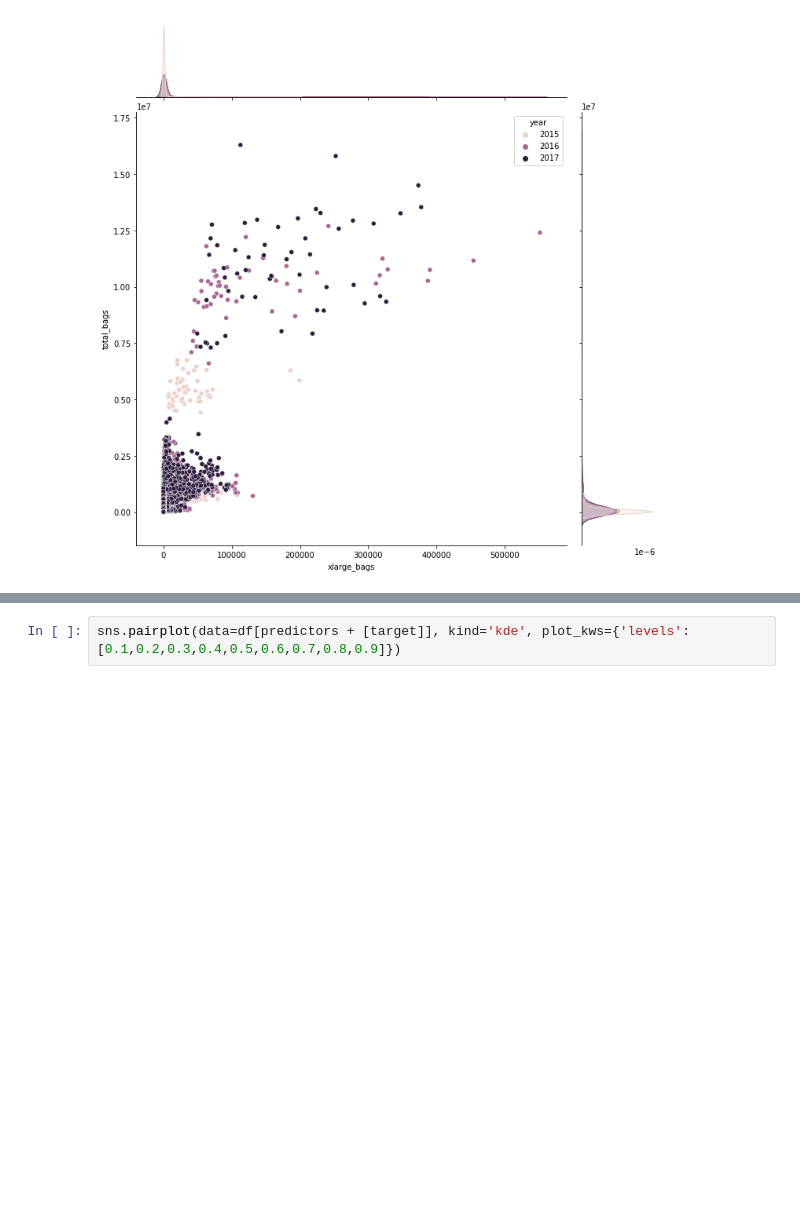
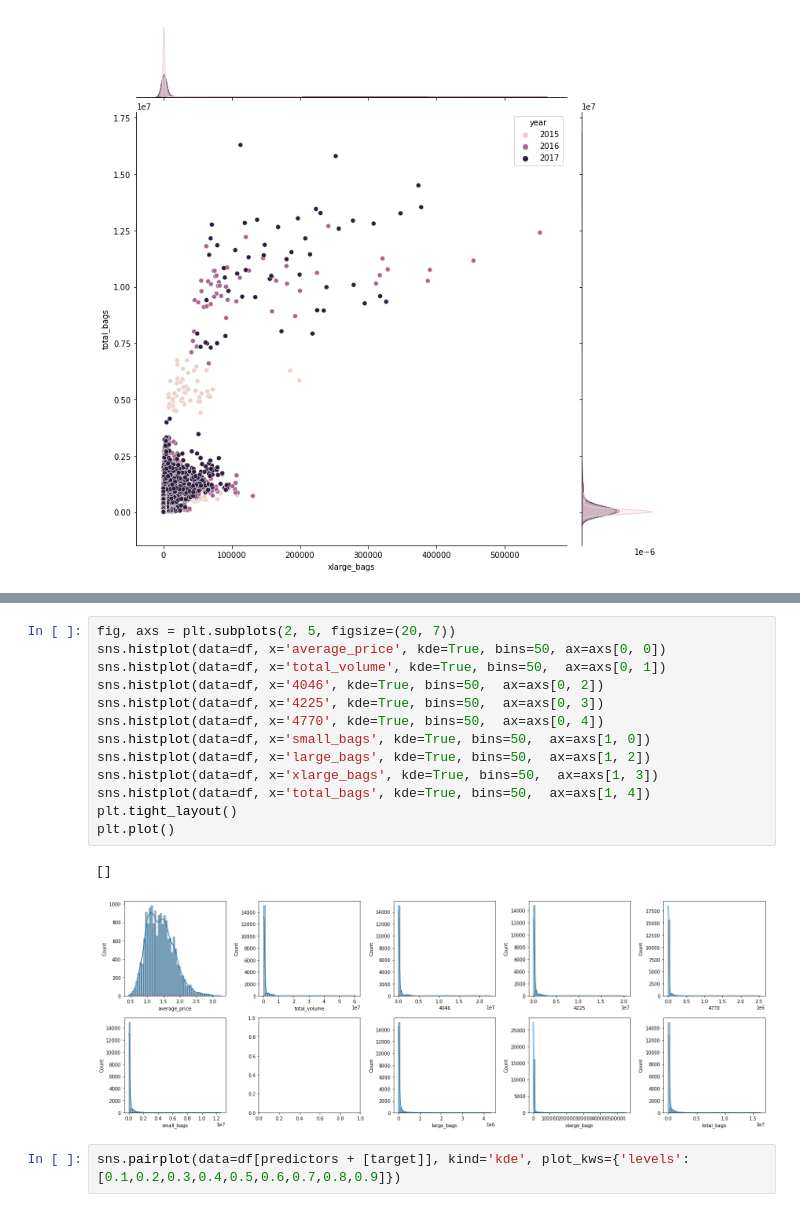
Before and after one commit to DmitryPogrebnoy/Multivar_Data_Analysis_ITMO, a Jupyter notebook: task2/task2.ipynb, the cells around one changed output, grey strips where cells are left out. Saved outputs shown, nothing was run; the diff lists cells and outputs as text; blank space fills up the shorter version.

```diff
--- a/task2/task2.ipynb
+++ b/task2/task2.ipynb
@@ -189,3 +201,19 @@ for predictor in predictors:
+# %%
+fig, axs = plt.subplots(2, 5, figsize=(20, 7))
+sns.histplot(data=df, x='average_price', kde=True, bins=50, ax=axs[0, 0])
+sns.histplot(data=df, x='total_volume', kde=True, bins=50,  ax=axs[0, 1])
+sns.histplot(data=df, x='4046', kde=True, bins=50,  ax=axs[0, 2])
+sns.histplot(data=df, x='4225', kde=True, bins=50,  ax=axs[0, 3])
+sns.histplot(data=df, x='4770', kde=True, bins=50,  ax=axs[0, 4])
+sns.histplot(data=df, x='small_bags', kde=True, bins=50,  ax=axs[1, 0])
+sns.histplot(data=df, x='large_bags', kde=True, bins=50,  ax=axs[1, 2])
+sns.histplot(data=df, x='xlarge_bags', kde=True, bins=50,  ax=axs[1, 3])
+sns.histplot(data=df, x='total_bags', kde=True, bins=50,  ax=axs[1, 4])
+plt.tight_layout()
+plt.plot()
+# %% [output]
+[]
+[figure, added]
 # %%
 sns.pairplot(data=df[predictors + [target]], kind='kde', plot_kws={'levels':[0.1,0.2,0.3,0.4,0.5,0.6,0.7,0.8,0.9]})
 # %% [output]
```
Also changed, not shown: parts of 2 cells of this notebook, 3 other files.
